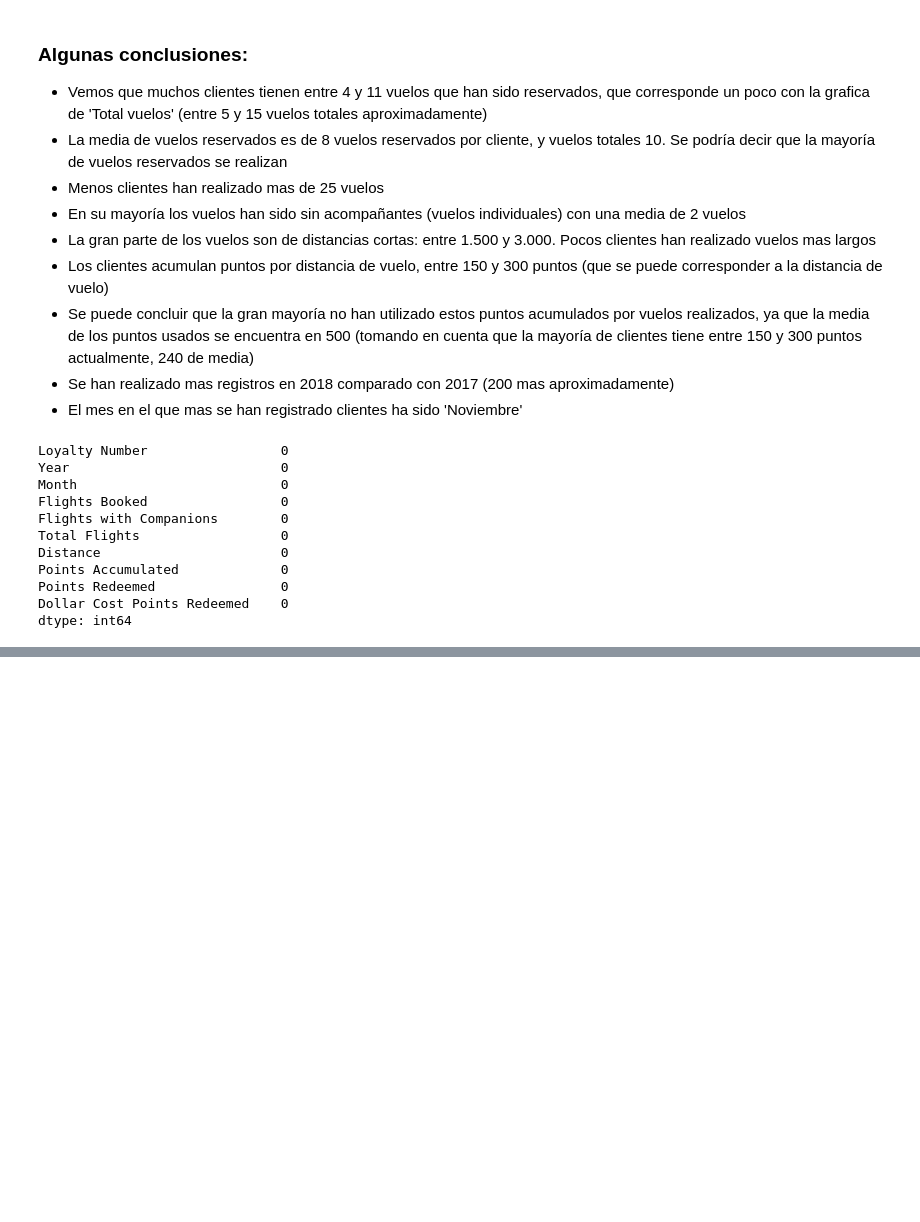
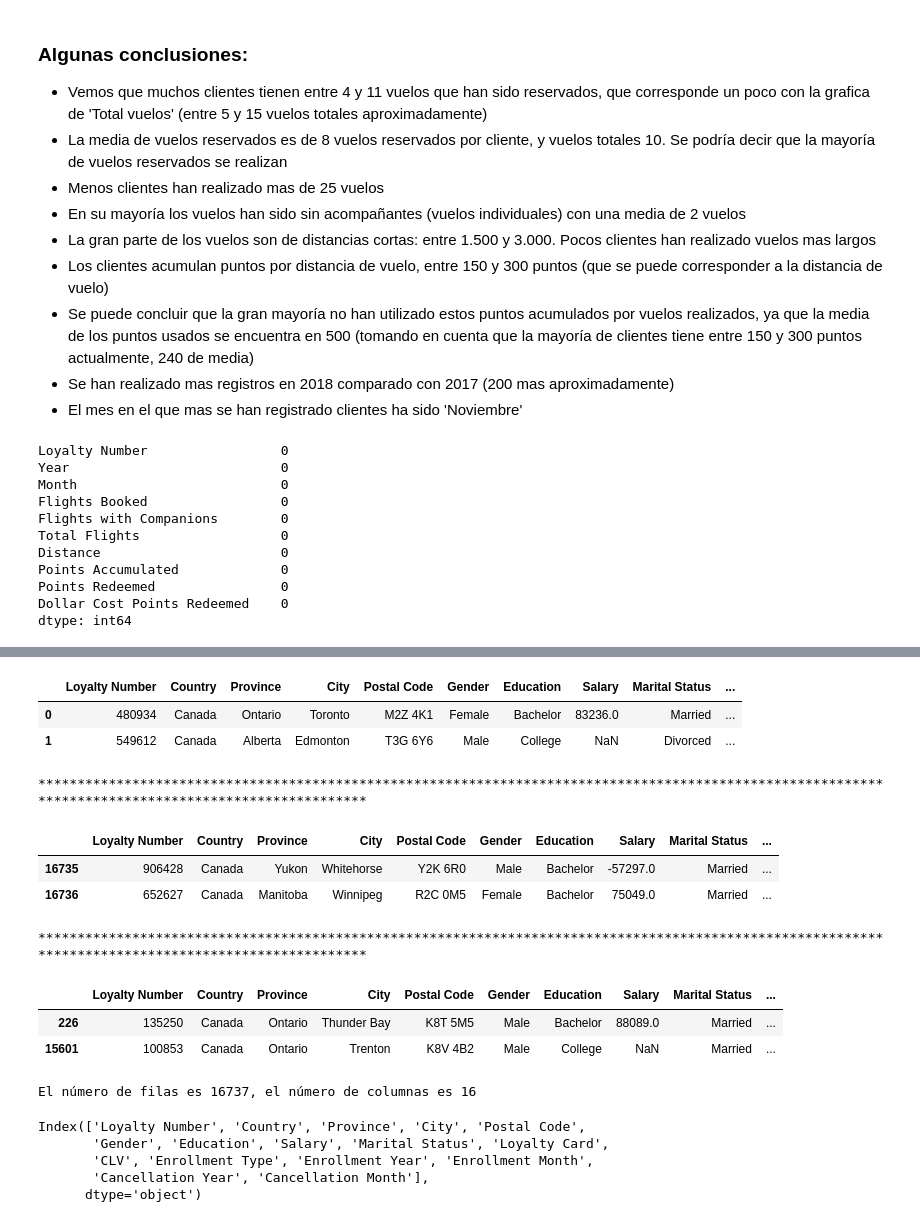
Before and after one commit to Adalab/bda-modulo-3-evaluacion-final-MarPastor, a Jupyter notebook: notebook/final_evaluation_mod3_marpastor.ipynb, the cells around one changed output, grey strips where cells are left out. Saved outputs shown, nothing was run; the diff lists cells and outputs as text; code cells hidden in the pictures; blank space fills up the shorter version.

Commit message:
doc: exploracion DataFrame loyalty

```diff
--- a/notebook/final_evaluation_mod3_marpastor.ipynb
+++ b/notebook/final_evaluation_mod3_marpastor.ipynb
@@ -460,0 +484,20 @@ dtype: int64
+# %%
+# 1. Exploramos una visión general del DataFrame:
+
+display(df_loyalty.head(2)) # revisamos los primeros datos
+print('***' * 50)
+display(df_loyalty.tail(2)) # revisamos los últimos datos
+print('***' * 50)
+display(df_loyalty.sample(2)) # revisamos datos aleatorios
+# %% [output]
+|  | Loyalty Number | Country | Province | City | Postal Code | Gender | Education | Salary | Marital Status | ... |
+| 0 | 480934 | Canada | Ontario | Toronto | M2Z 4K1 | Female | Bachelor | 83236.0 | Married | ... |
+| 1 | 549612 | Canada | Alberta | Edmonton | T3G 6Y6 | Male | College | NaN | Divorced | ... |
+******************************************************************************************************************************************************
+|  | Loyalty Number | Country | Province | City | Postal Code | Gender | Education | Salary | Marital Status | ... |
+| 16735 | 906428 | Canada | Yukon | Whitehorse | Y2K 6R0 | Male | Bachelor | -57297.0 | Married | ... |
+| 16736 | 652627 | Canada | Manitoba | Winnipeg | R2C 0M5 | Female | Bachelor | 75049.0 | Married | ... |
+******************************************************************************************************************************************************
+|  | Loyalty Number | Country | Province | City | Postal Code | Gender | Education | Salary | Marital Status | ... |
+| 226 | 135250 | Canada | Ontario | Thunder Bay | K8T 5M5 | Male | Bachelor | 88089.0 | Married | ... |
+| 15601 | 100853 | Canada | Ontario | Trenton | K8V 4B2 | Male | College | NaN | Married | ... |
@@ -460,0 +510,18 @@ dtype: int64
+# %%
+# exploramos el número de filas y columnas:
+
+print(f"El número de filas es {df_loyalty.shape[0]}, el número de columnas es {df_loyalty.shape[1]}")
+# %% [output]
+El número de filas es 16737, el número de columnas es 16
+# %%
+# exploramos los nombres de las columnas:
+
+df_loyalty.columns
+
+# vemos que el patrón entre las columnas es consistente, por lo que no modificamos
+# %% [output]
+Index(['Loyalty Number', 'Country', 'Province', 'City', 'Postal Code',
+       'Gender', 'Education', 'Salary', 'Marital Status', 'Loyalty Card',
+       'CLV', 'Enrollment Type', 'Enrollment Year', 'Enrollment Month',
+       'Cancellation Year', 'Cancellation Month'],
+      dtype='object')
```
Also changed, not shown: parts of 9 cells of this notebook.
